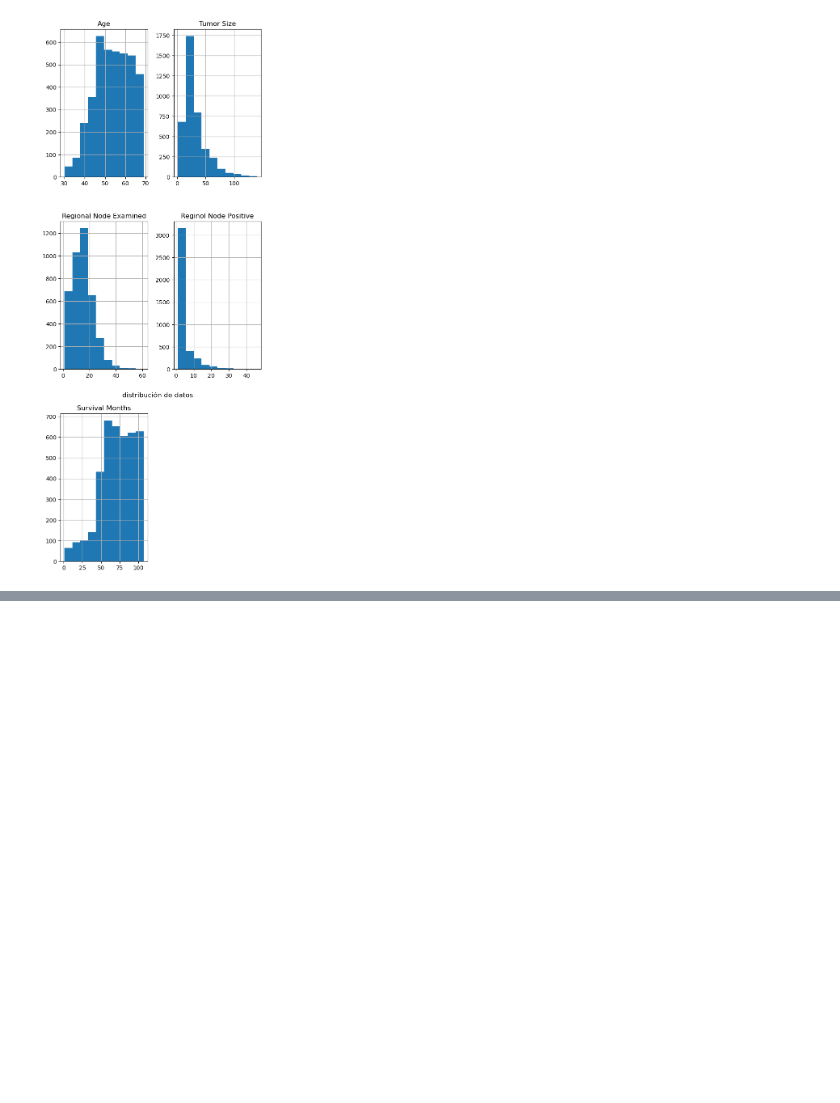
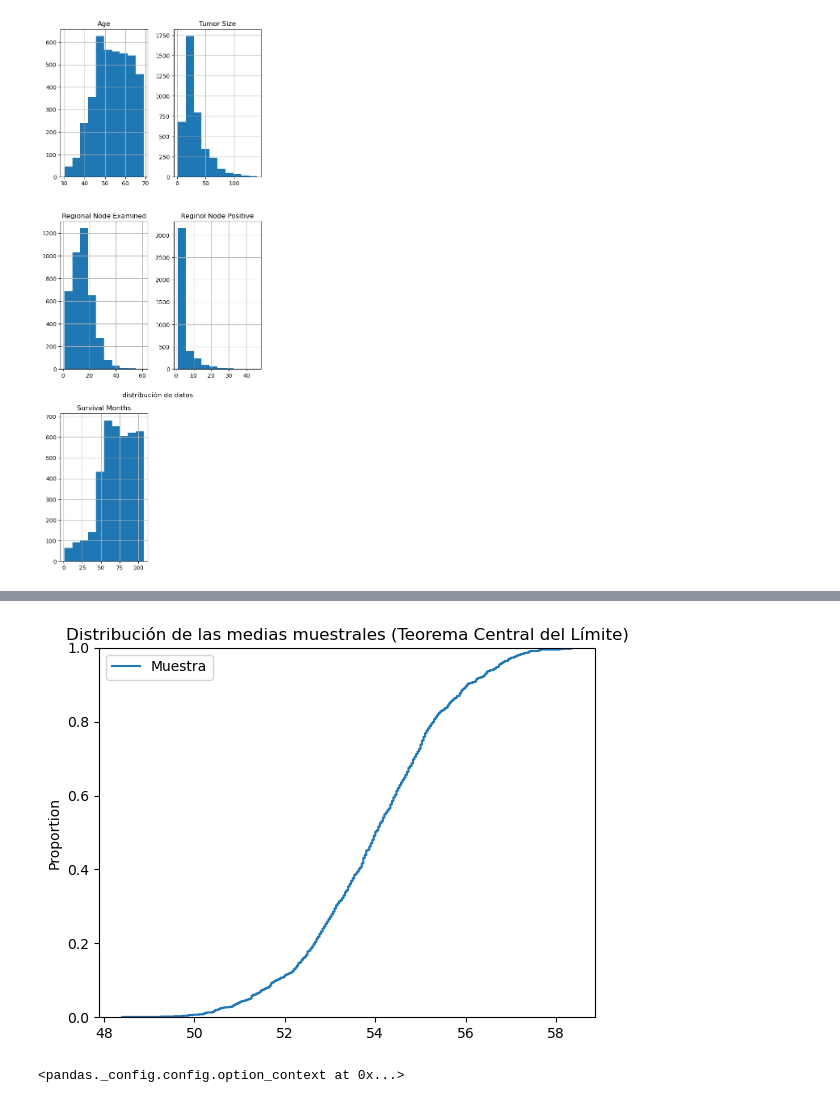
Before and after one commit to TheLudway/cancer-de-mama, a Jupyter notebook: Kaggle_Tomas.ipynb, the cells around one changed output, grey strips where cells are left out. Saved outputs shown, nothing was run; the diff lists cells and outputs as text; code cells hidden in the pictures; blank space fills up the shorter version.

```diff
--- a/Kaggle_Tomas.ipynb
+++ b/Kaggle_Tomas.ipynb
@@ -156,0 +170,10 @@ plt.show()
+# %%
+muestras_df = pd.DataFrame(muestras, columns=['Muestra'])
+# %%
+sns.ecdfplot(data=muestras_df, color="#FFC0CB")
+plt.title('Distribución de las medias muestrales (Teorema Central del Límite)')
+plt.show()
+pd.option_context('mode.use_inf_as_na', True)
+# %% [output]
+[figure, added]
+<pandas._config.config.option_context at 0x...>
```
Also changed, not shown: parts of 7 cells of this notebook.
